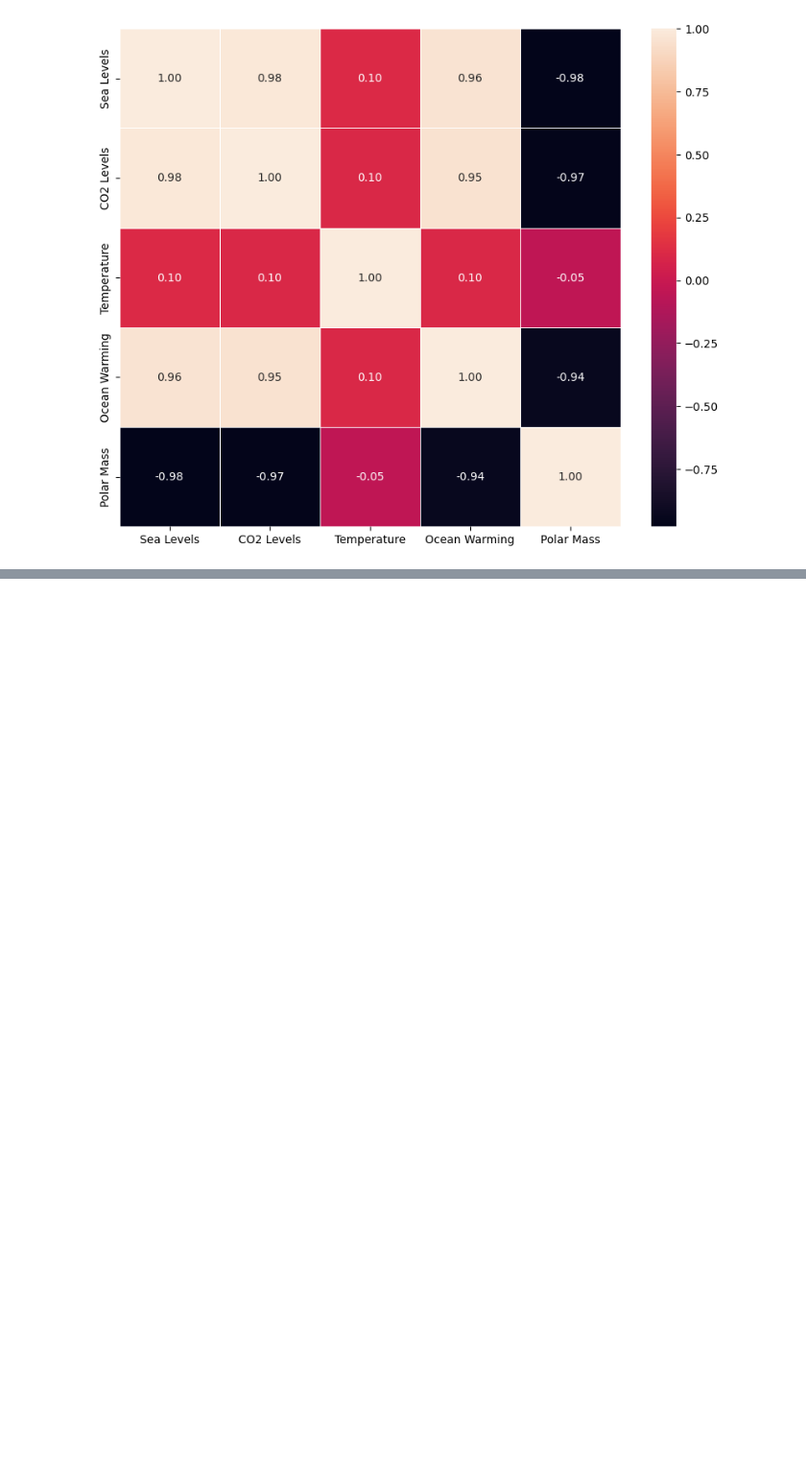
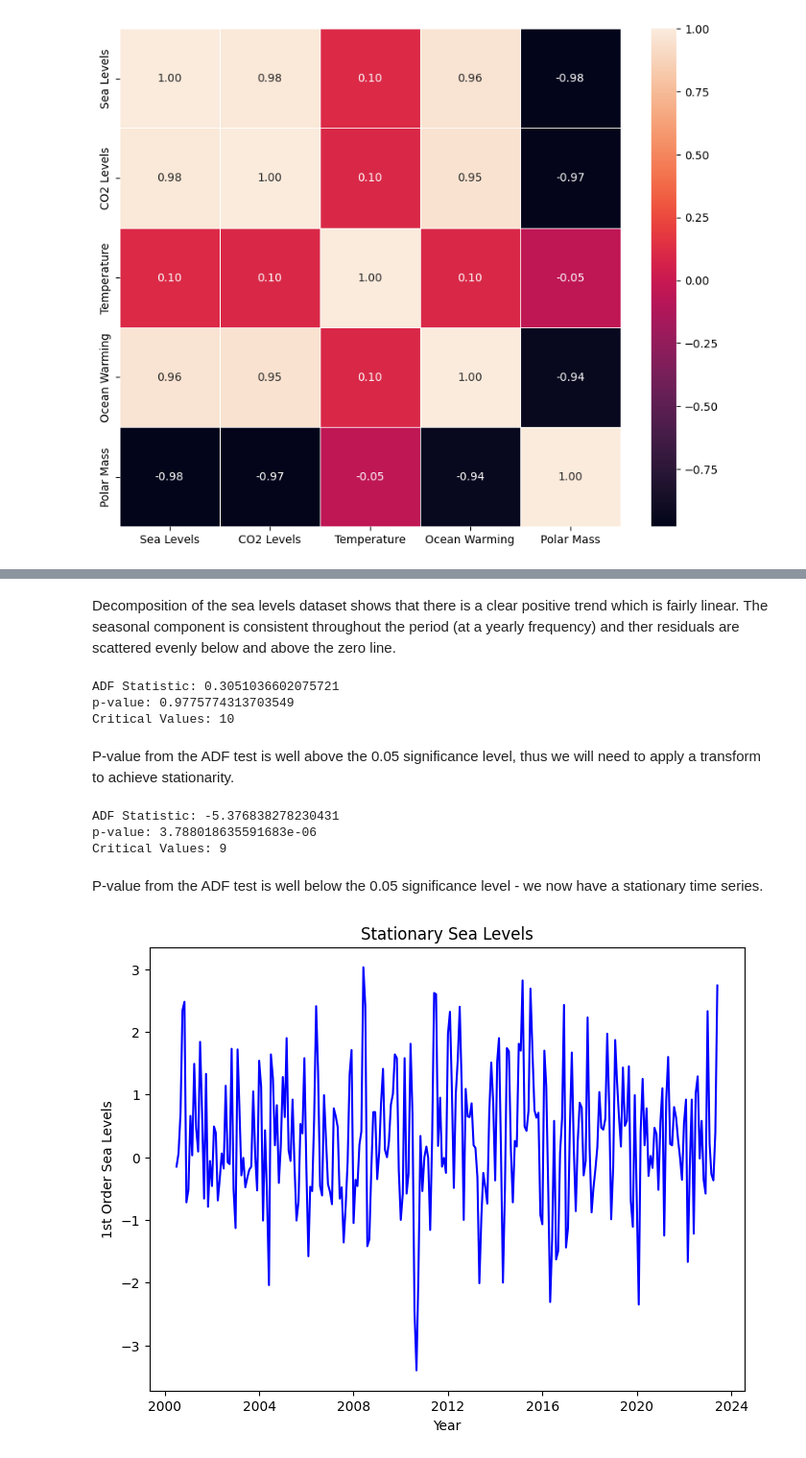
Before and after one commit to rraj786/Sea-Level-Predictions, a Jupyter notebook: Sea Level Predictions.ipynb, the cells around one changed output, grey strips where cells are left out. Shown at 96% size. Saved outputs shown, nothing was run; the diff lists cells and outputs as text; code cells hidden in the pictures; blank space fills up the shorter version.

```diff
--- a/Sea Level Predictions.ipynb
+++ b/Sea Level Predictions.ipynb
@@ -140,0 +164,41 @@ plt.show()
+# %% [markdown]
+Decomposition of the sea levels dataset shows that there is a clear positive trend which is fairly linear. The seasonal component is consistent throughout the period (at a yearly frequency) and ther residuals are scattered evenly below and above the zero line.
+# %%
+# Check for stationarity using ADF test
+results = adfuller(unified['Sea Levels'])
+print('ADF Statistic:', results[0])
+print('p-value:', results[1])
+print('Critical Values:', results[2])
+# %% [output]
+ADF Statistic: 0.3051036602075721
+p-value: 0.9775774313703549
+Critical Values: 10
+# %% [markdown]
+P-value from the ADF test is well above the 0.05 significance level, thus we will need to apply a transform to achieve stationarity.
+# %%
+# Apply first-order differencing
+unified['Sea Levels 1st Order'] = unified['Sea Levels'].diff()
+# %%
+# Check for stationarity using ADF test
+results = adfuller(unified['Sea Levels 1st Order'].dropna())
+print('ADF Statistic:', results[0])
+print('p-value:', results[1])
+print('Critical Values:', results[2])
+# %% [output]
+ADF Statistic: -5.376838278230431
+p-value: 3.788018635591683e-06
+Critical Values: 9
+# %% [markdown]
+P-value from the ADF test is well below the 0.05 significance level - we now have a stationary time series.
+# %%
+# Plot stationary time series
+plt.figure(figsize = (8, 6))
+plt.plot(unified.index, unified['Sea Levels 1st Order'], color = 'b')
+
+plt.xlabel('Year')
+plt.ylabel('1st Order Sea Levels')
+plt.title('Stationary Sea Levels')
+
+plt.show()
+# %% [output]
+[figure, added]
```
Also changed, not shown: parts of 31 cells of this notebook.
